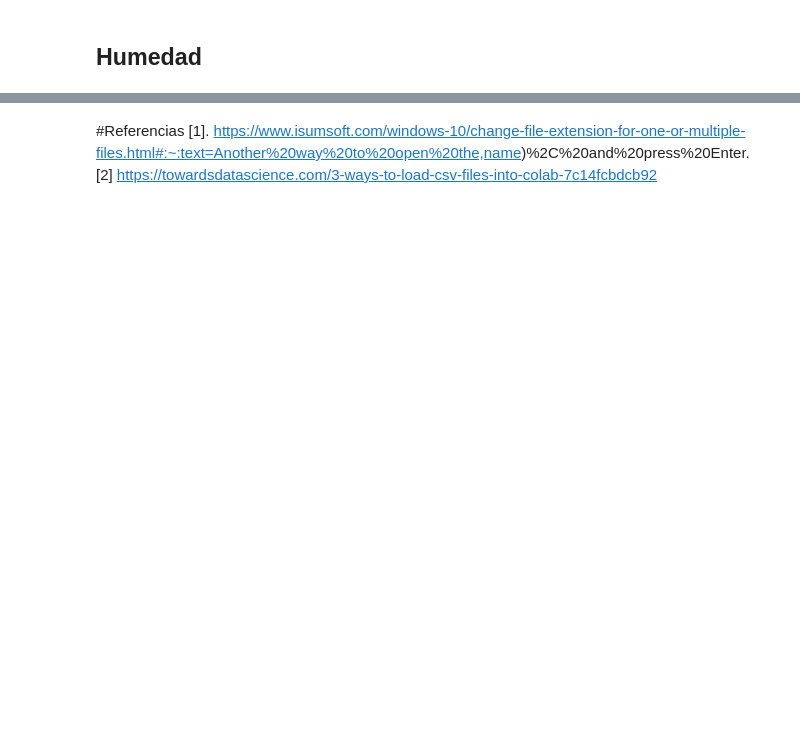
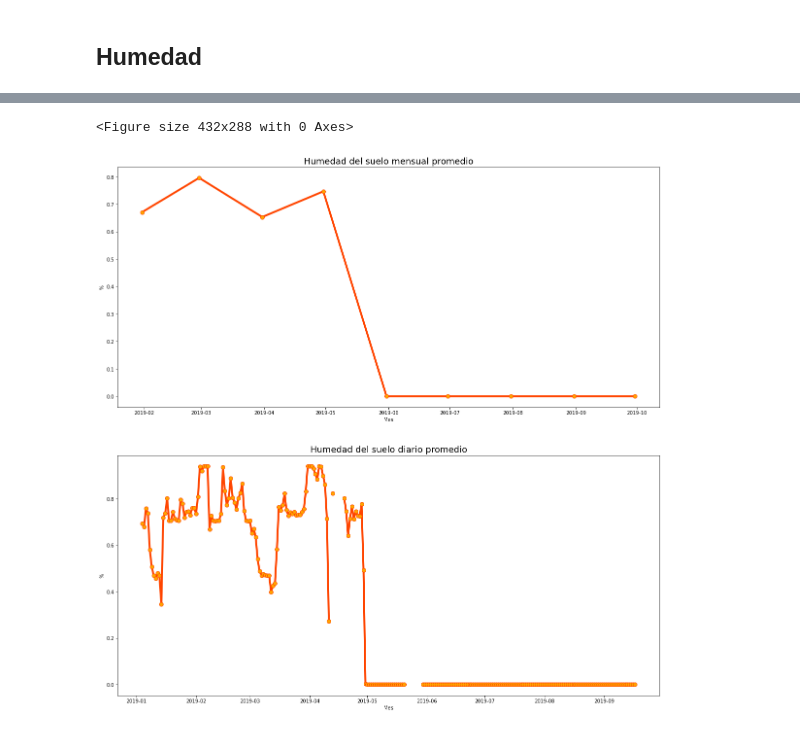
Before and after one commit to j-river1/Sensores_Caudal, a Jupyter notebook: Sensores_Caudal.ipynb, the cells around one changed output, grey strips where cells are left out. Drawn from its saved outputs; the diff is of its cells as text; code cells hidden in the pictures; blank space fills up the shorter version.

```diff
--- a/Sensores_Caudal.ipynb
+++ b/Sensores_Caudal.ipynb
@@ -318,4 +260,6 @@ from os.path import isfile, join
-# %% [markdown]
-#Referencias
-[1]. https://www.isumsoft.com/windows-10/change-file-extension-for-one-or-multiple-files.html#:~:text=Another%20way%20to%20open%20the,name)%2C%20and%20press%20Enter.
-[2] https://towardsdatascience.com/3-ways-to-load-csv-files-into-colab-7c14fcbdcb92
+# %%
+datos = transformacion(datos_unidos)
+graficas_volumen(datos, clase= 3)
+# %% [output]
+<Figure size 432x288 with 0 Axes>
+[figure, added]
```
Also changed, not shown: parts of 16 cells of this notebook.
